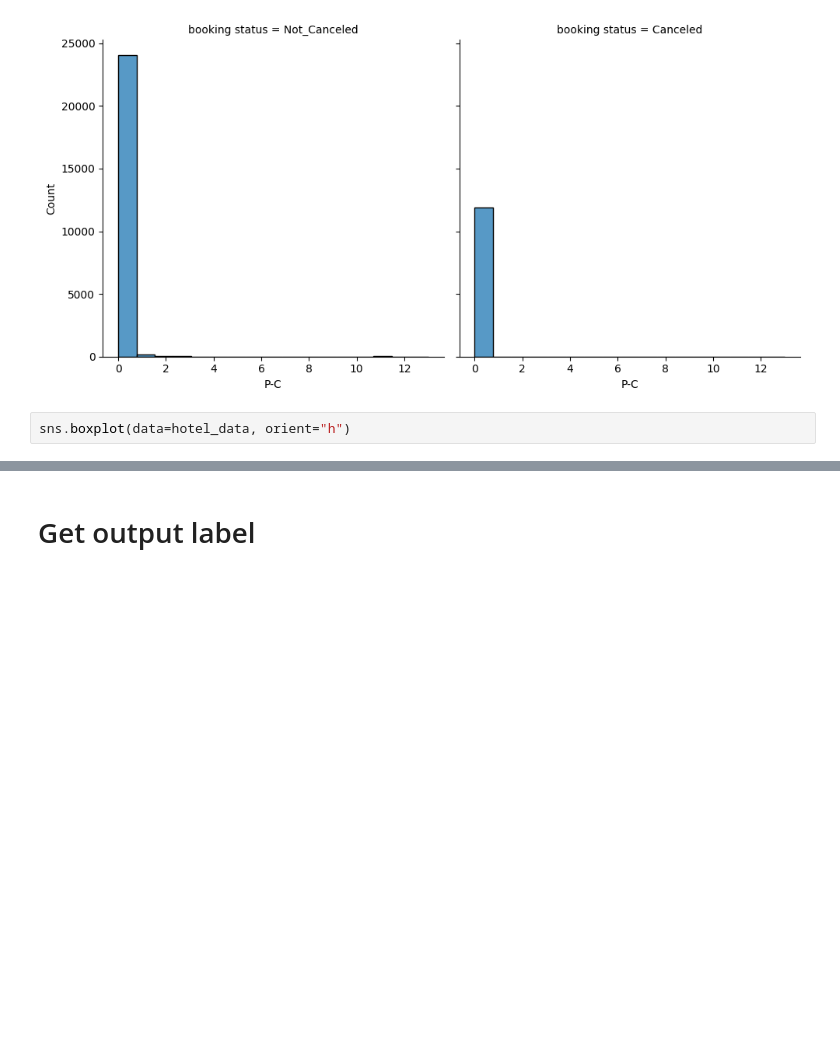
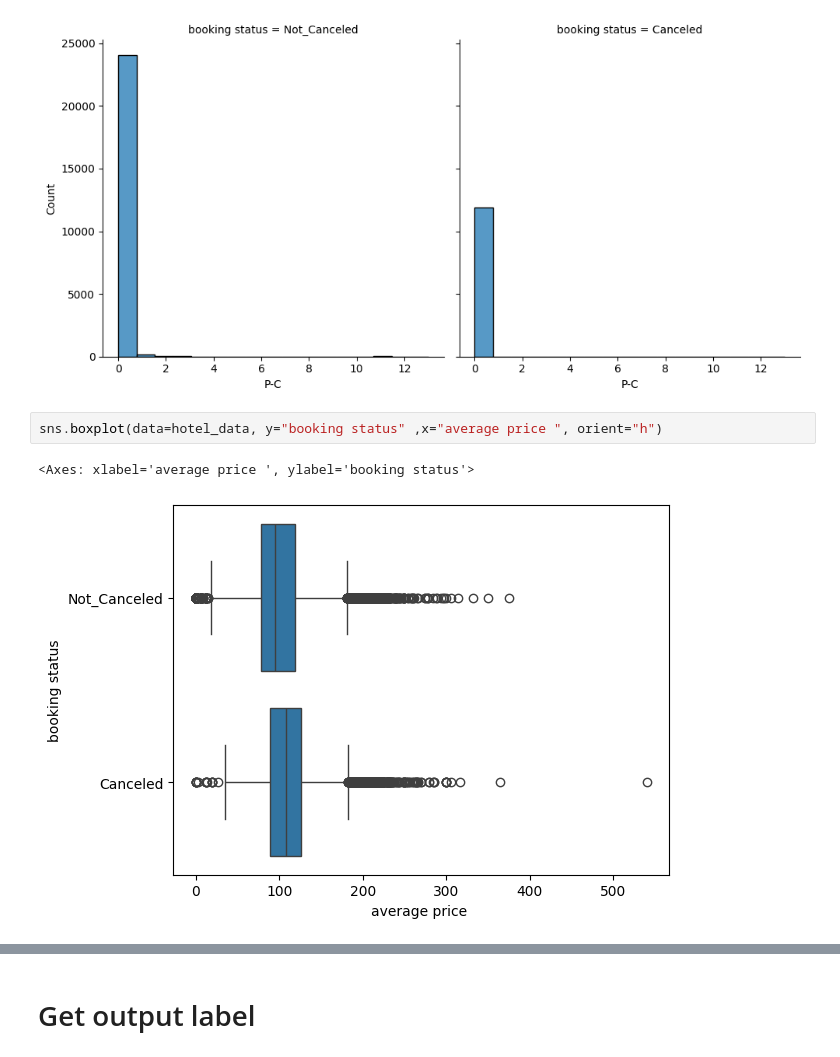
Before and after one commit to sayedali1/cellura, a Jupyter notebook: hotel_data_prep.ipynb, the cells around one changed output, grey strips where cells are left out. Saved outputs shown, nothing was run; the diff lists cells and outputs as text; blank space fills up the shorter version.

```diff
--- a/hotel_data_prep.ipynb
+++ b/hotel_data_prep.ipynb
@@ -95,4 +115,7 @@ sns.displot(data=hotel_data, x="P-C", col="booking status")
 <seaborn.axisgrid.FacetGrid at 0x...>
 [figure]
 # %%
-sns.boxplot(data=hotel_data, orient="h")
+sns.boxplot(data=hotel_data, y="booking status" ,x="average price ", orient="h")
+# %% [output]
+<Axes: xlabel='average price ', ylabel='booking status'>
+[figure, added]
```
Also changed, not shown: parts of 9 cells of this notebook.
